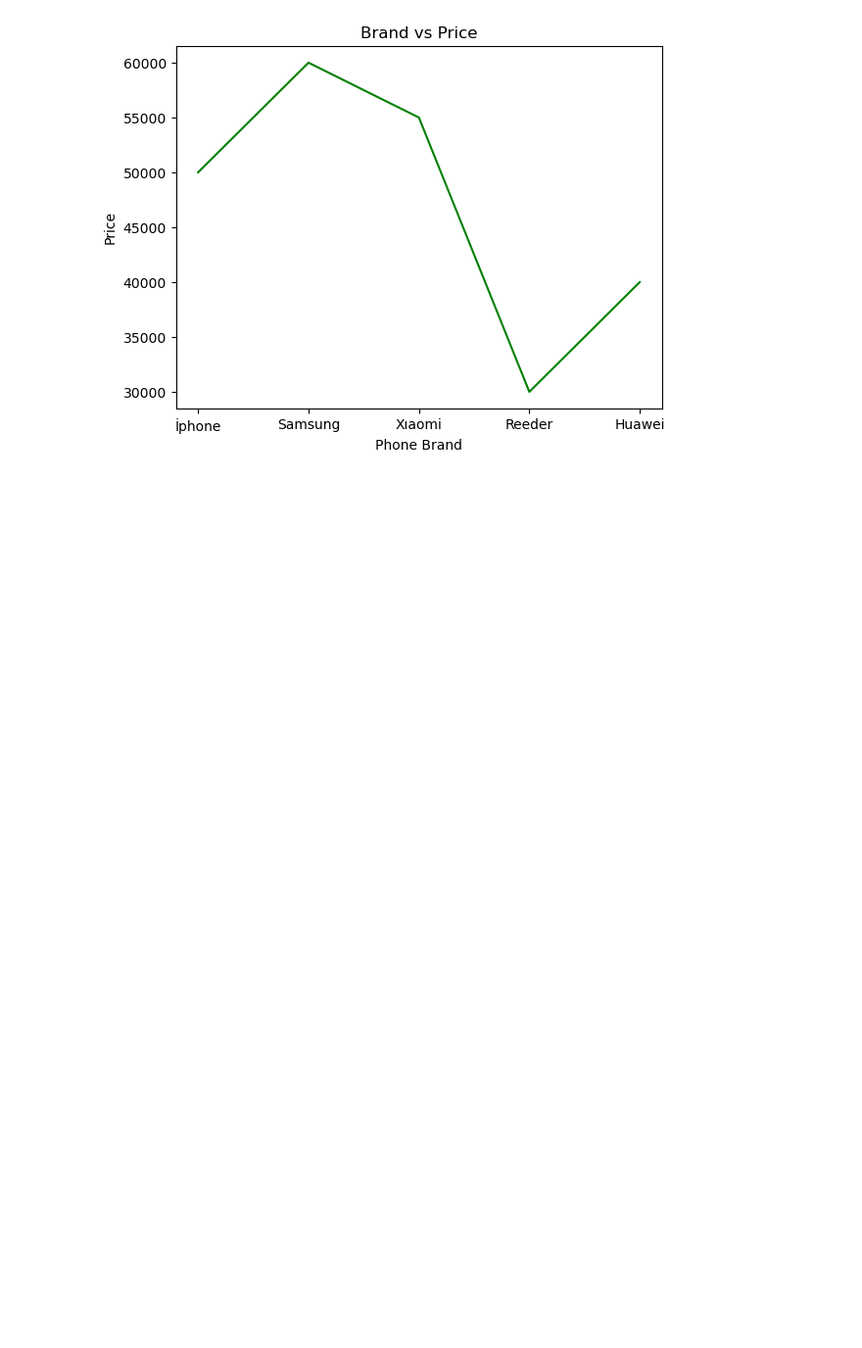
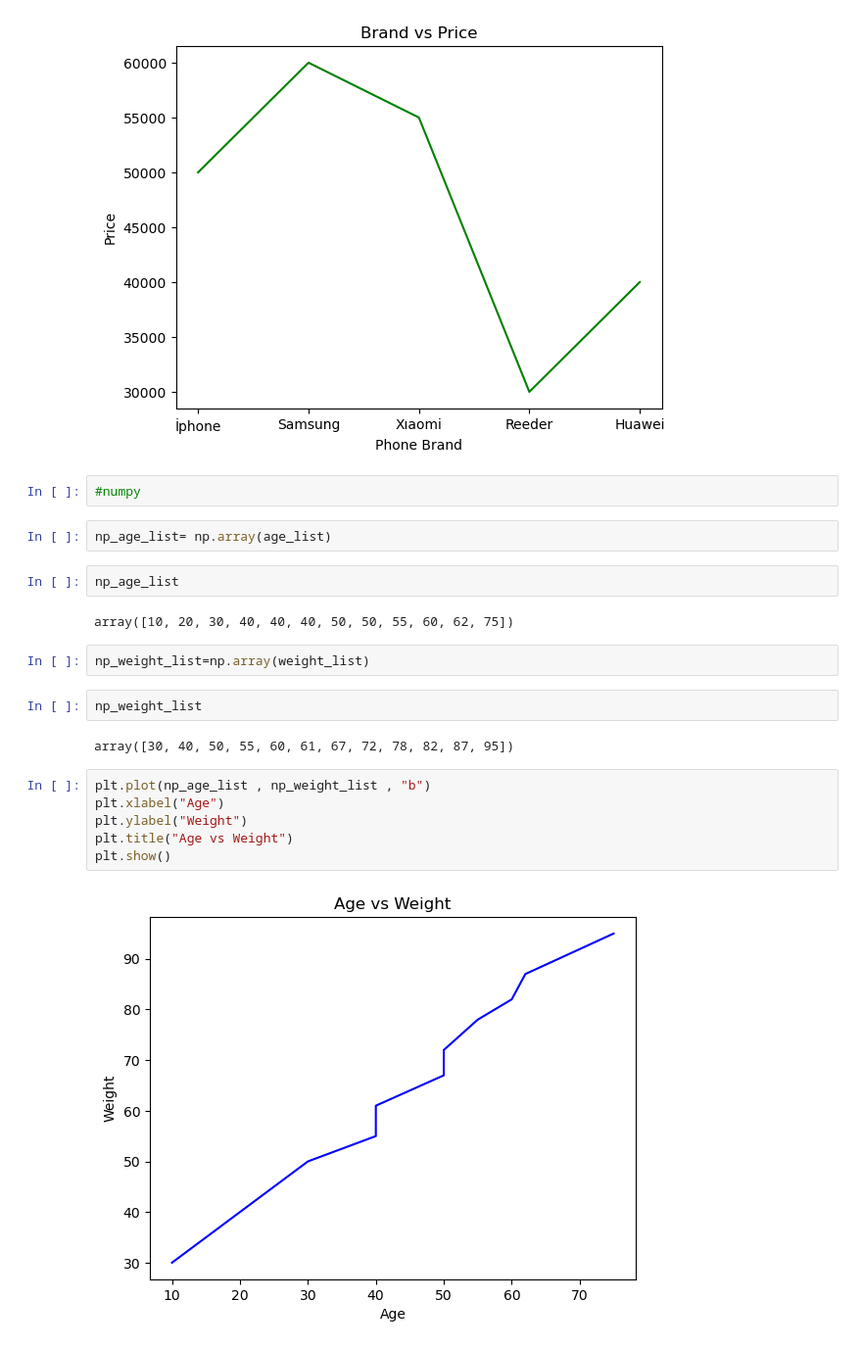
Before and after one commit to omerrkazakk/Data-Science, a Jupyter notebook: 9-IntroToMatplotlib.ipynb, the cells around one changed output. Shown at 98% size. Drawn from its saved outputs; the diff is of its cells as text; blank space fills up the shorter version.

```diff
--- a/9-IntroToMatplotlib.ipynb
+++ b/9-IntroToMatplotlib.ipynb
@@ -36,3 +36,25 @@ plt.title("Brand vs Price")
 plt.show()
 # %% [output]
 [figure]
+# %%
+#numpy
+# %%
+np_age_list= np.array(age_list)
+# %%
+np_age_list
+# %% [output]
+array([10, 20, 30, 40, 40, 40, 50, 50, 55, 60, 62, 75])
+# %%
+np_weight_list=np.array(weight_list)
+# %%
+np_weight_list
+# %% [output]
+array([30, 40, 50, 55, 60, 61, 67, 72, 78, 82, 87, 95])
+# %%
+plt.plot(np_age_list , np_weight_list , "b")
+plt.xlabel("Age")
+plt.ylabel("Weight")
+plt.title("Age vs Weight")
+plt.show()
+# %% [output]
+[figure, added]
```
Also changed, not shown: parts of 15 cells of this notebook.
